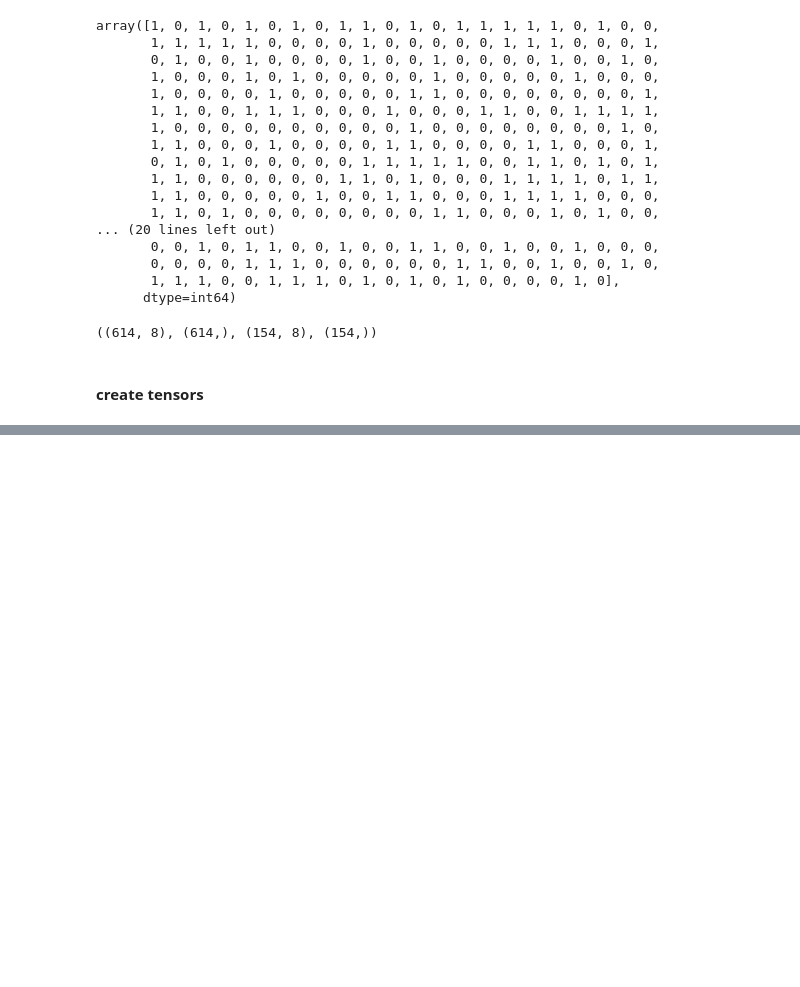
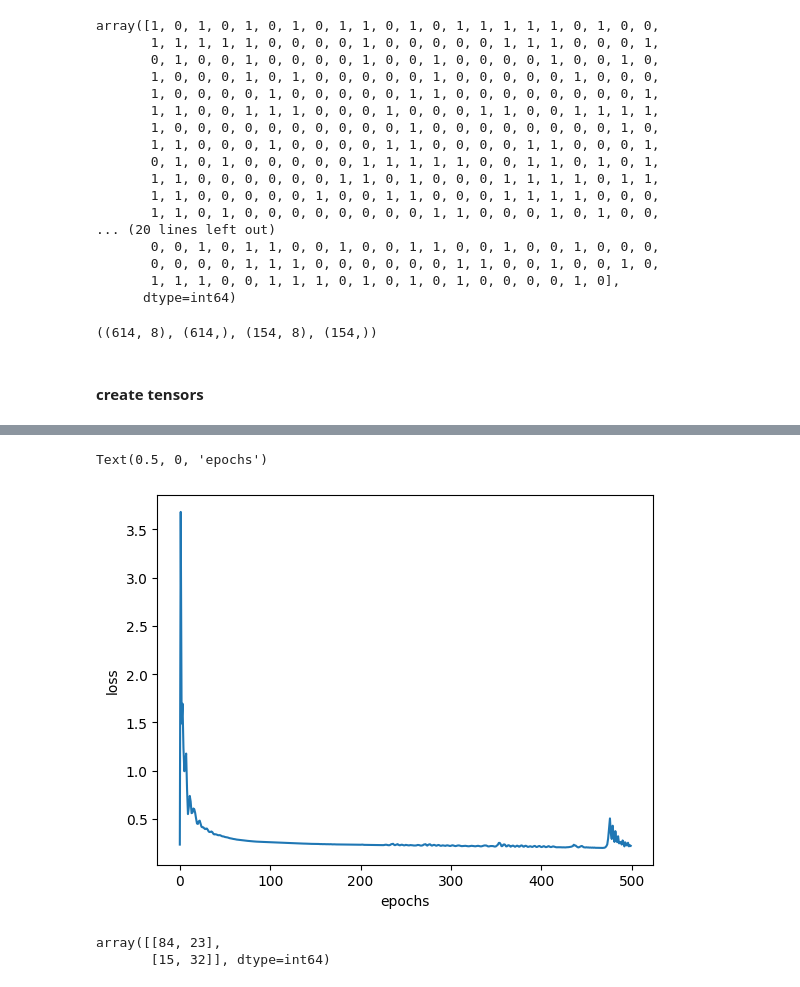
Before and after one commit to Immortal-Pi/IBMAIEngineer, a Jupyter notebook: pytorchBasics/DiabetesANN.ipynb, the cells around one changed output, grey strips where cells are left out. Drawn from its saved outputs; the diff is of its cells as text; code cells hidden in the pictures; blank space fills up the shorter version.

```diff
--- a/pytorchBasics/DiabetesANN.ipynb
+++ b/pytorchBasics/DiabetesANN.ipynb
@@ -86,0 +116,4 @@ xtrain.shape, ytrain.shape, xtest.shape, ytest.shape
+# %%
+### instantiate my ANN_module
+# i will setup seed so my initial weight gets applied
+model=ANN_model()
@@ -86,0 +132,3 @@ xtrain.shape, ytrain.shape, xtest.shape, ytest.shape
+# %%
+model=model.cuda()
+model.parameters()
@@ -86,0 +137,18 @@ xtrain.shape, ytrain.shape, xtest.shape, ytest.shape
+# %%
+loss_function=nn.CrossEntropyLoss()
+optimizer=torch.optim.Adam(model.parameters(),lr=0.01)
+# %%
+# trigger the forward propogation to prepare it
+final_losses=[]
+epochs=500
+for i in range(epochs):
+    i=i+1
+    y_pred=model.forward(xtrain)
+    loss=loss_function(y_pred,ytrain)
+    final_losses.append(loss.cpu().data.numpy())
+    if i%10==1:
+        print(f'Epoch number is {i} and loss is {loss.item()}')
+
+    optimizer.zero_grad()
+    loss.backward()
+    optimizer.step()
@@ -86,0 +196,8 @@ xtrain.shape, ytrain.shape, xtest.shape, ytest.shape
+# %%
+final_losses=np.array(final_losses)
+plt.plot(range(epochs), final_losses)
+plt.ylabel('loss')
+plt.xlabel('epochs')
+# %% [output]
+Text(0.5, 0, 'epochs')
+[figure, added]
@@ -86,0 +213,8 @@ xtrain.shape, ytrain.shape, xtest.shape, ytest.shape
+# %%
+from sklearn.metrics import confusion_matrix
+cm=confusion_matrix(ytest.cpu().data.numpy(),predictions)
+# predictions
+cm
+# %% [output]
+array([[84, 23],
+       [15, 32]], dtype=int64)
```
Also changed, not shown: parts of 11 cells of this notebook.
